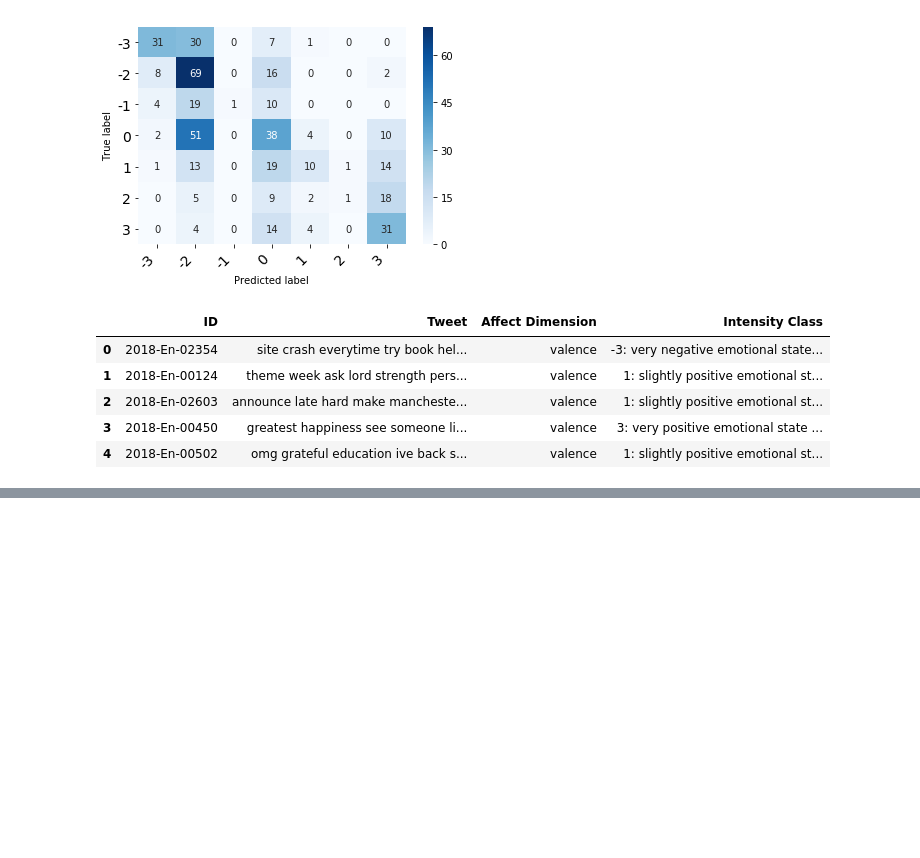
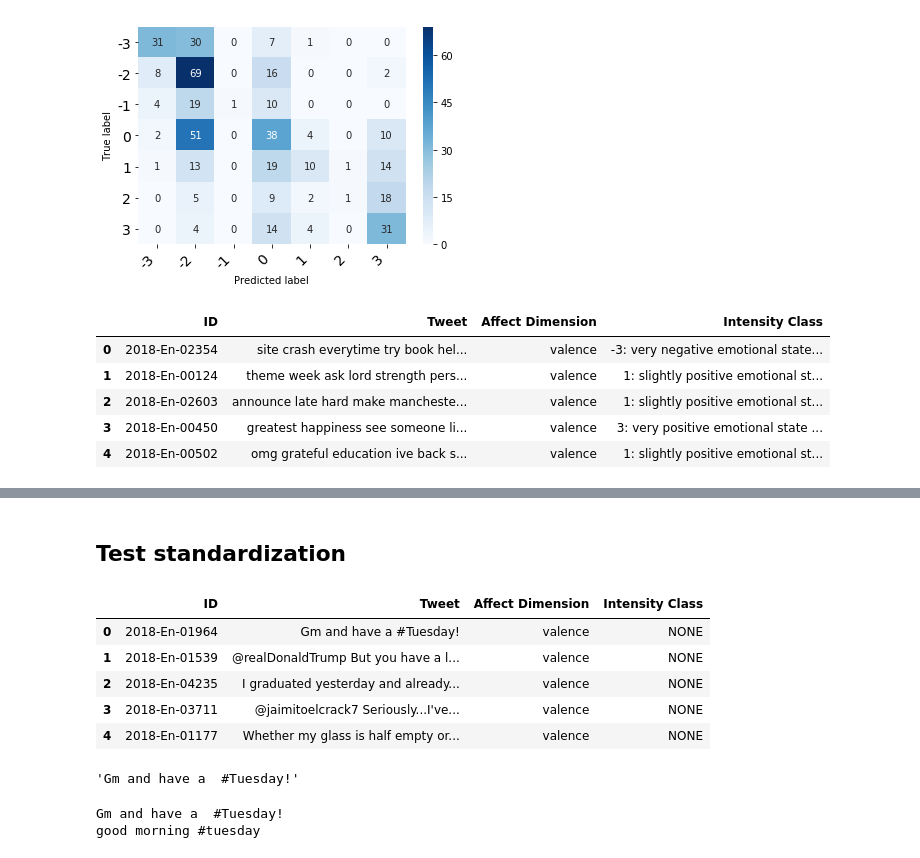
Before and after one commit to Garfounkel/sentiment_analysis, a Jupyter notebook: transfer_learning.ipynb, the cells around one changed output, grey strips where cells are left out. Saved outputs shown, nothing was run; the diff lists cells and outputs as text; code cells hidden in the pictures; blank space fills up the shorter version.

```diff
--- a/transfer_learning.ipynb
+++ b/transfer_learning.ipynb
@@ -355,0 +376,64 @@ output_to_csv(df, y_pred, 'new_test.tsv')
+# %% [markdown]
+## Test standardization
+# %%
+df_tmp = pd.read_csv('test.txt', sep='\t')
+df_tmp.head()
+# %% [output]
+|  | ID | Tweet | Affect Dimension | Intensity Class |
+| 0 | 2018-En-01964 | Gm and have a #Tuesday! | valence | NONE |
+| 1 | 2018-En-01539 | @realDonaldTrump But you have a l... | valence | NONE |
+| 2 | 2018-En-04235 | I graduated yesterday and already... | valence | NONE |
+| 3 | 2018-En-03711 | @jaimitoelcrack7 Seriously...I've... | valence | NONE |
+| 4 | 2018-En-01177 | Whether my glass is half empty or... | valence | NONE |
+# %%
+t1 = df_tmp.head().Tweet.values[0]
+t1
+# %% [output]
+'Gm and have a  #Tuesday!'
+# %%
+import re
+import TP_transfer_learning_2018.emoji as emoji
+from nltk.tokenize import TweetTokenizer
+from nltk import pos_tag
+from nltk.stem import WordNetLemmatizer
+from nltk.corpus import stopwords
+from string import punctuation
+import sys
+from unidecode import unidecode
+
+
+tknzr = TweetTokenizer()
+lemmatizer = WordNetLemmatizer()
+notstopwords = set(('not', 'no'))
+stopwords = set(stopwords.words('english')) - notstopwords
+
+
+def standardization_tmp(tweet):
+    tweet = re.sub(r"\\u2019", "'", tweet)
+    tweet = re.sub(r"\\u002c", "'", tweet)
+    tweet=' '.join(emoji.str2emoji(unidecode(tweet).lower().split()))
+    tweet = re.sub(r"(http|https)?:\/\/[a-zA-Z0-9\.-]+\.[a-zA-Z]{2,4}(/\S*)?", " ", tweet)
+    tweet = re.sub(r"\'ve", " have", tweet)
+    tweet = re.sub(r" can\'t", " cannot", tweet)
+    tweet = re.sub(r"n\'t", " not", tweet)
+    tweet = re.sub(r"\'re", " are", tweet)
+    tweet = re.sub(r"\'d", " would", tweet)
+    tweet = re.sub(r"\'ll", " will", tweet)
+    tweet = re.sub(r"\'s", "", tweet)
+    tweet = re.sub(r"\'n", "", tweet)
+    tweet = re.sub(r"\'m", " am", tweet)
+    tweet = re.sub(r"gm", " good morning", tweet)
+#     tweet = re.sub(r"@\w+", r' ',tweet)
+#     tweet = re.sub(r"#\w+", r' ',tweet)
+    tweet = re.sub(r" [0-9]+ "," ",tweet)
+    tweet = [lemmatizer.lemmatize(i,j[0].lower()) if j[0].lower() in ['a','n','v']  else lemmatizer.lemmatize(i) for i,j in pos_tag(tknzr.tokenize(tweet))]
+    tweet = [ i for i in tweet if (i not in stopwords) and (i not in punctuation ) ]
+    tweet = ' '.join(tweet)
+    return tweet
+
+
+print(t1)
+print(standardization_tmp(t1))
+# %% [output]
+Gm and have a  #Tuesday!
+good morning #tuesday
```
Also changed, not shown: parts of 11 cells of this notebook, 1 other file.
